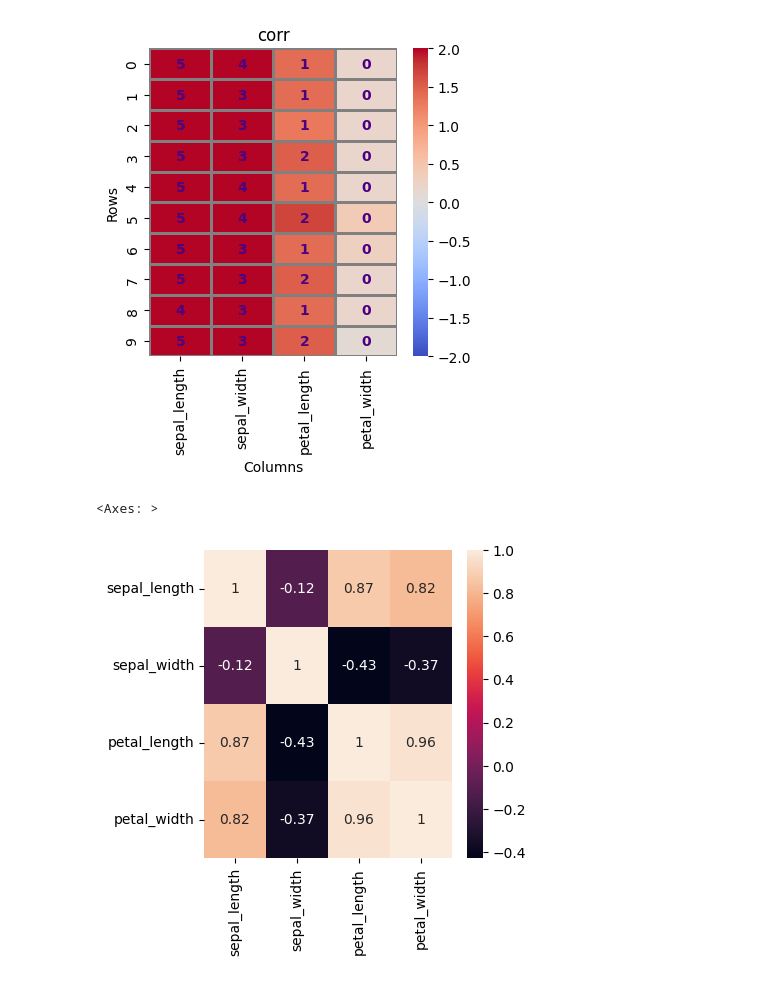
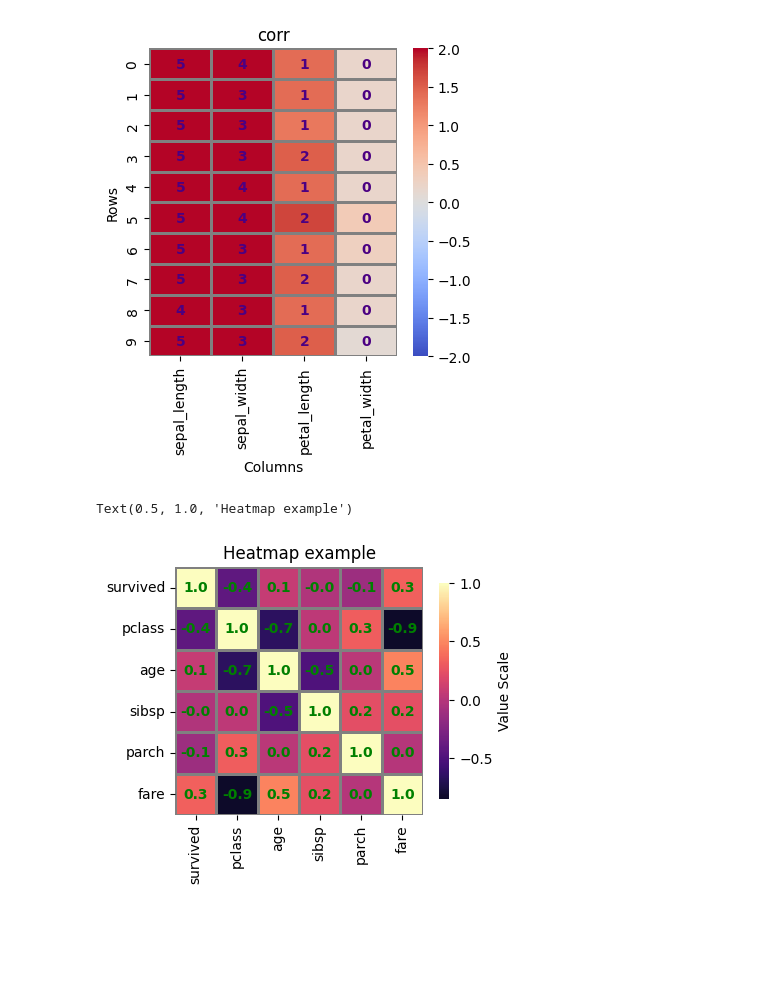
Before and after one commit to Md-Maruf-1727/LearningPractices, a Jupyter notebook: Vizualization/Vizualization1.ipynb, the cells around one changed output. Cells and saved outputs as stored; diff of their text form; code cells hidden in the pictures; blank space fills up the shorter version.

```diff
--- a/Vizualization/Vizualization1.ipynb
+++ b/Vizualization/Vizualization1.ipynb
@@ -507,10 +507,21 @@ plt.ylabel('Rows')
 # %% [output]
 Text(20.72222222222222, 0.5, 'Rows')
 [figure]
-# %%
-numaric_iris = mainiris_data.select_dtypes('number')
-plt.figure(figsize=(4,4))
-sns.heatmap(numaric_iris.corr(), annot=True)
-# %% [output]
-<Axes: >
-[figure, removed]
+# %%
+num_titanic = titanicfast15.select_dtypes('number')
+plt.figure(figsize=(4,4))
+sns.heatmap(num_titanic.corr(),
+            annot=True,
+            center=0,
+            cmap='magma',
+            fmt='.1f',
+            linewidths=2,
+            linecolor='gray',
+            #cbar=False,
+            square=True,
+            cbar_kws={'shrink':0.7, 'label':'Value Scale'},
+            annot_kws={'size':10,'color':'green', 'weight':'bold'})
+plt.title('Heatmap example')
+# %% [output]
+Text(0.5, 1.0, 'Heatmap example')
+[figure, added]
```
Also changed, not shown: parts of 1 cell of this notebook.
